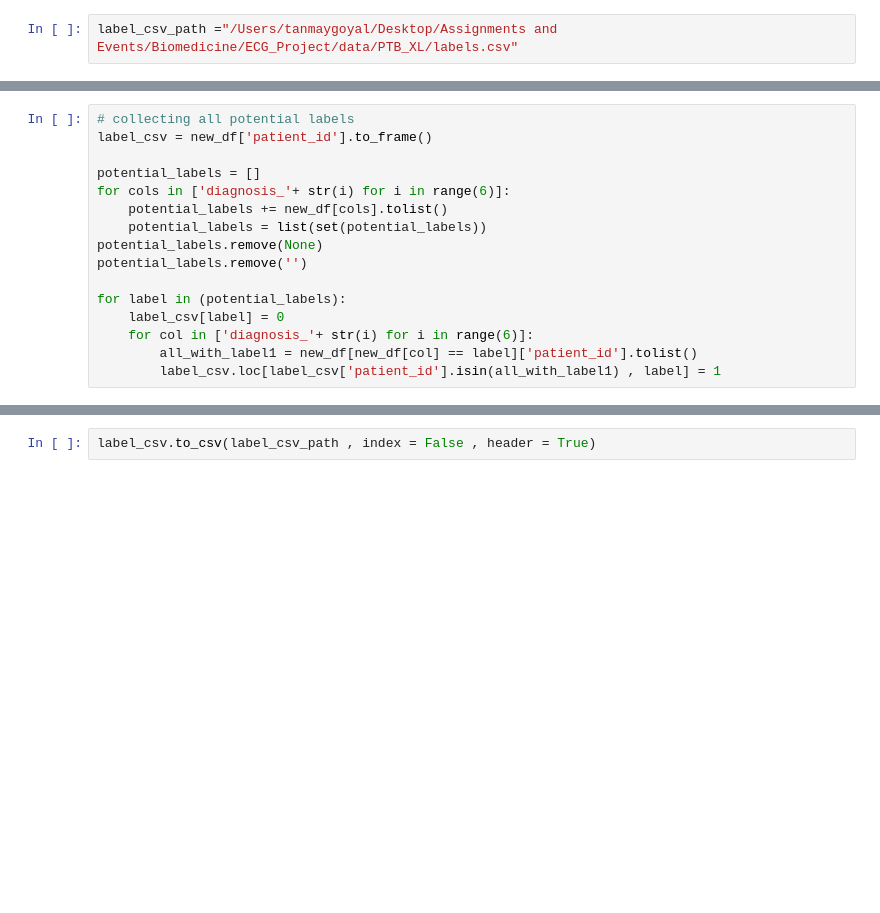
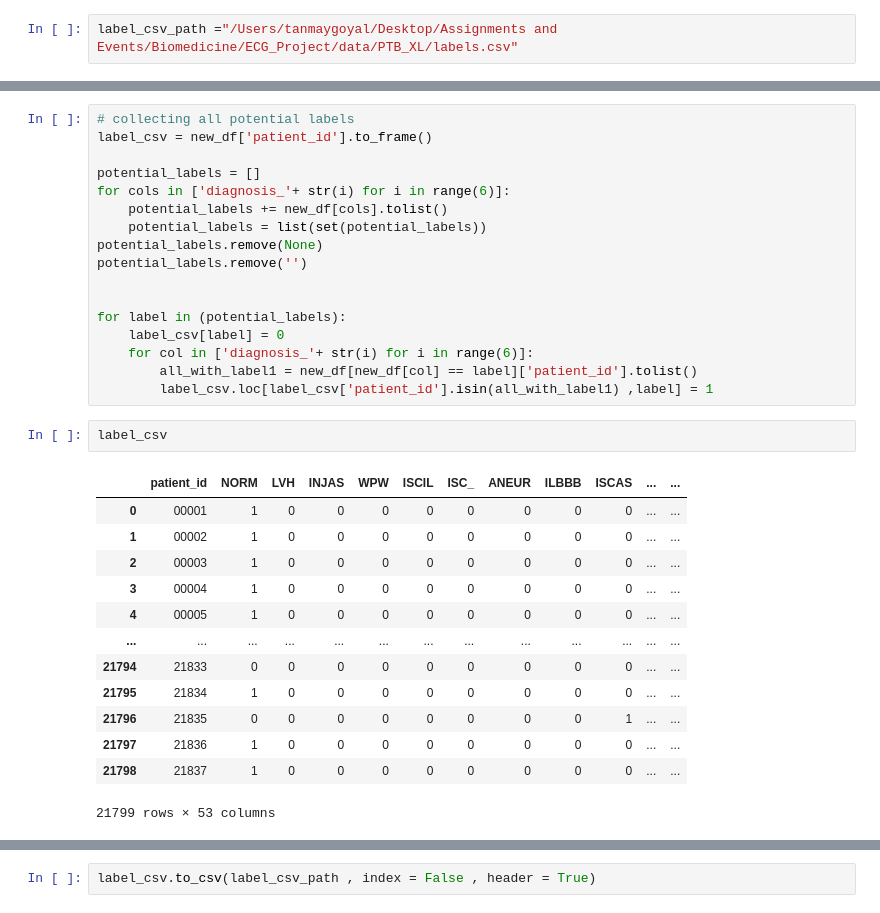
Before and after one commit to tanmaygoyal258/BM5020_AI_in_Biomedicine_and_Healthcare, a Jupyter notebook: preprocess_PTB_XL.ipynb, the cells around one changed output, grey strips where cells are left out. Saved outputs shown, nothing was run; the diff lists cells and outputs as text; blank space fills up the shorter version.

```diff
--- a/preprocess_PTB_XL.ipynb
+++ b/preprocess_PTB_XL.ipynb
@@ -116,8 +190,25 @@ for cols in ['diagnosis_'+ str(i) for i in range(6)]:
 potential_labels.remove(None)
 potential_labels.remove('')
 
+
 for label in (potential_labels):
     label_csv[label] = 0
     for col in ['diagnosis_'+ str(i) for i in range(6)]:
         all_with_label1 = new_df[new_df[col] == label]['patient_id'].tolist()
-        label_csv.loc[label_csv['patient_id'].isin(all_with_label1) , label] = 1
+        label_csv.loc[label_csv['patient_id'].isin(all_with_label1) ,label] = 1
+# %%
+label_csv
+# %% [output]
+|  | patient_id | NORM | LVH | INJAS | WPW | ISCIL | ISC_ | ANEUR | ILBBB | ISCAS | ... | ... |
+| 0 | 00001 | 1 | 0 | 0 | 0 | 0 | 0 | 0 | 0 | 0 | ... | ... |
+| 1 | 00002 | 1 | 0 | 0 | 0 | 0 | 0 | 0 | 0 | 0 | ... | ... |
+| 2 | 00003 | 1 | 0 | 0 | 0 | 0 | 0 | 0 | 0 | 0 | ... | ... |
+| 3 | 00004 | 1 | 0 | 0 | 0 | 0 | 0 | 0 | 0 | 0 | ... | ... |
+| 4 | 00005 | 1 | 0 | 0 | 0 | 0 | 0 | 0 | 0 | 0 | ... | ... |
+| ... | ... | ... | ... | ... | ... | ... | ... | ... | ... | ... | ... | ... |
+| 21794 | 21833 | 0 | 0 | 0 | 0 | 0 | 0 | 0 | 0 | 0 | ... | ... |
+| 21795 | 21834 | 1 | 0 | 0 | 0 | 0 | 0 | 0 | 0 | 0 | ... | ... |
+| 21796 | 21835 | 0 | 0 | 0 | 0 | 0 | 0 | 0 | 0 | 1 | ... | ... |
+| 21797 | 21836 | 1 | 0 | 0 | 0 | 0 | 0 | 0 | 0 | 0 | ... | ... |
+| 21798 | 21837 | 1 | 0 | 0 | 0 | 0 | 0 | 0 | 0 | 0 | ... | ... |
+21799 rows × 53 columns
```
Also changed, not shown: parts of 13 cells of this notebook, 6 other files.
